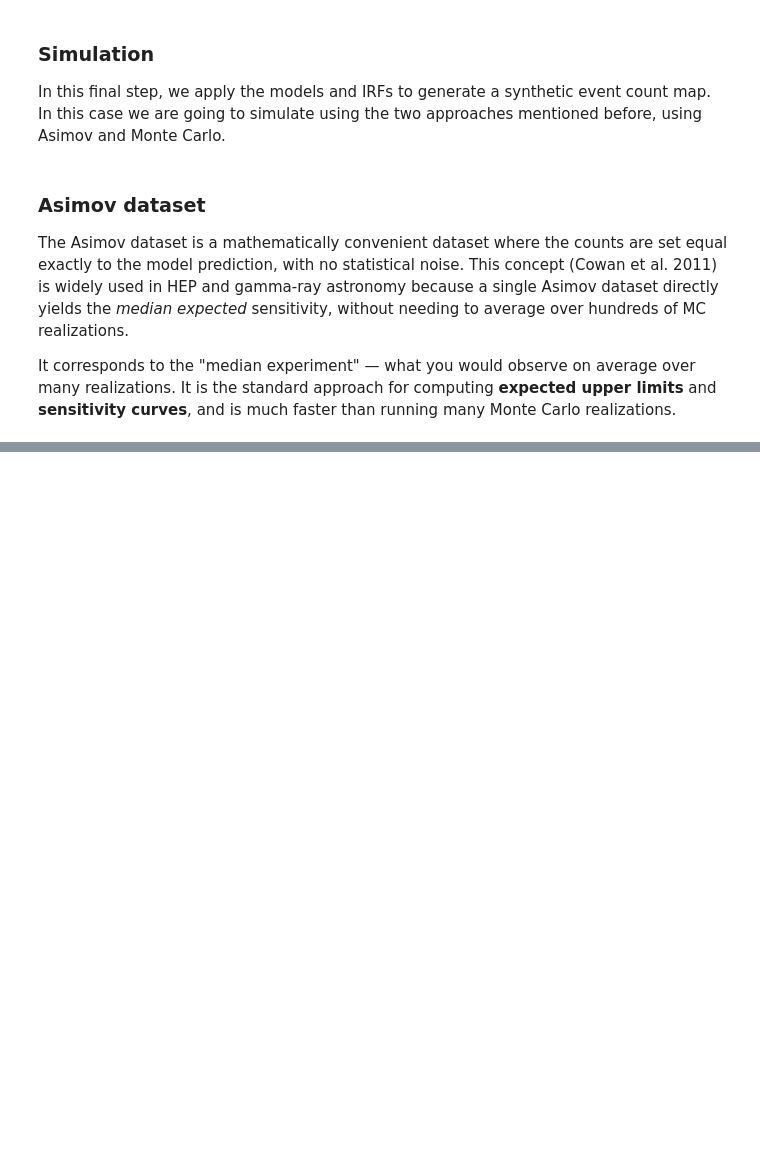
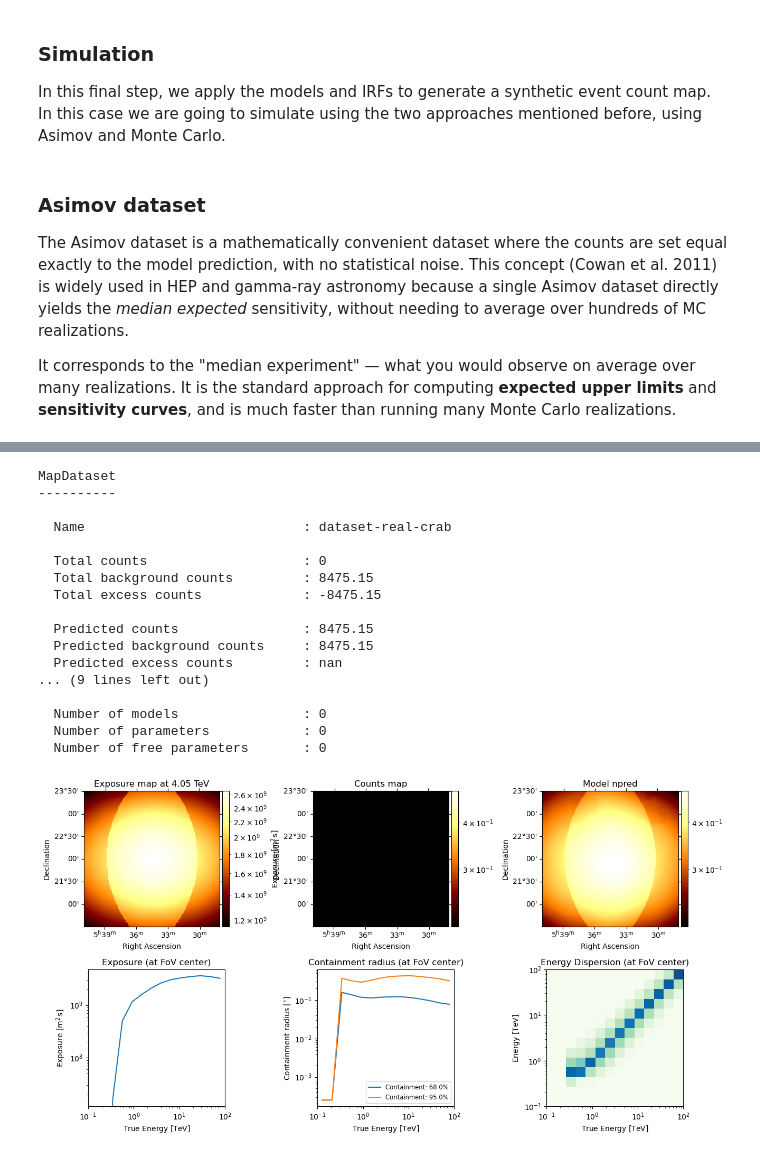
Before and after one commit to alexcervino/Dark-Matter-Tutorials-Gammapy, a Jupyter notebook: tutorial_observation_simulation.ipynb, the cells around one changed output, grey strips where cells are left out. Drawn from its saved outputs; the diff is of its cells as text; code cells hidden in the pictures; blank space fills up the shorter version.

```diff
--- a/tutorial_observation_simulation.ipynb
+++ b/tutorial_observation_simulation.ipynb
@@ -319,0 +340,6 @@ plt.show()
+# %%
+from gammapy.data import DataStore
+
+# Load the H.E.S.S. DL3 DR1 data store (included in gammapy-data)
+data_store = DataStore.from_dir("$GAMMAPY_DATA/hess-dl3-dr1/")
+print(data_store.obs_table[["OBS_ID", "RA_PNT", "DEC_PNT", "LIVETIME"]])
@@ -319,0 +369,14 @@ plt.show()
+# %%
+from astropy.coordinates import SkyCoord
+import astropy.units as u
+
+crab_pos = SkyCoord(ra=83.633 * u.deg, dec=22.014 * u.deg, frame="icrs")
+
+# Select observations within 2.5° of the Crab
+selected_obs = data_store.get_observations(
+    data_store.obs_table.select_sky_circle(
+        center=crab_pos, radius=2.5 * u.deg
+    )["OBS_ID"]
+)
+
+print(f"Number of selected observations: {len(selected_obs)}")
@@ -319,0 +391,58 @@ plt.show()
+# %%
+from gammapy.datasets import MapDataset
+from gammapy.makers import MapDatasetMaker, SafeMaskMaker
+from gammapy.maps import MapAxis, WcsGeom
+import numpy as np
+
+# Define geometry centered on the Crab
+energy_edges = np.logspace(-1, 2, 15)
+energy_reco = MapAxis.from_edges(energy_edges, unit="TeV", name="energy", interp="log")
+energy_true = MapAxis.from_edges(energy_edges, unit="TeV", name="energy_true", interp="log")
+
+geom_crab = WcsGeom.create(
+    skydir=crab_pos,
+    binsz=0.02,
+    width=3.0,
+    frame="icrs",
+    axes=[energy_reco]
+)
+
+# Empty reference dataset
+empty = MapDataset.create(
+    geom=geom_crab,
+    name="dataset-real-crab",
+    energy_axis_true=energy_true
+)
+
+maker = MapDatasetMaker(selection=["exposure", "background", "psf", "edisp"])
+maker_safe_mask = SafeMaskMaker(methods=["offset-max"], offset_max=2.5 * u.deg)
+
+# Stack all runs
+stacked = empty.copy(name="dataset-real-crab")
+
+for obs in selected_obs:
+    dataset = maker.run(empty.copy(), obs)
+    dataset = maker_safe_mask.run(dataset, obs)
+    stacked.stack(dataset)
+
+print(stacked)
+stacked.peek()
+# %% [output]
+MapDataset
+----------
+
+  Name                            : dataset-real-crab
+
+  Total counts                    : 0
+  Total background counts         : 8475.15
+  Total excess counts             : -8475.15
+
+  Predicted counts                : 8475.15
+  Predicted background counts     : 8475.15
+  Predicted excess counts         : nan
+... (9 lines left out)
+
+  Number of models                : 0
+  Number of parameters            : 0
+  Number of free parameters       : 0
+[figure, added]
```
Also changed, not shown: parts of 24 cells of this notebook.
